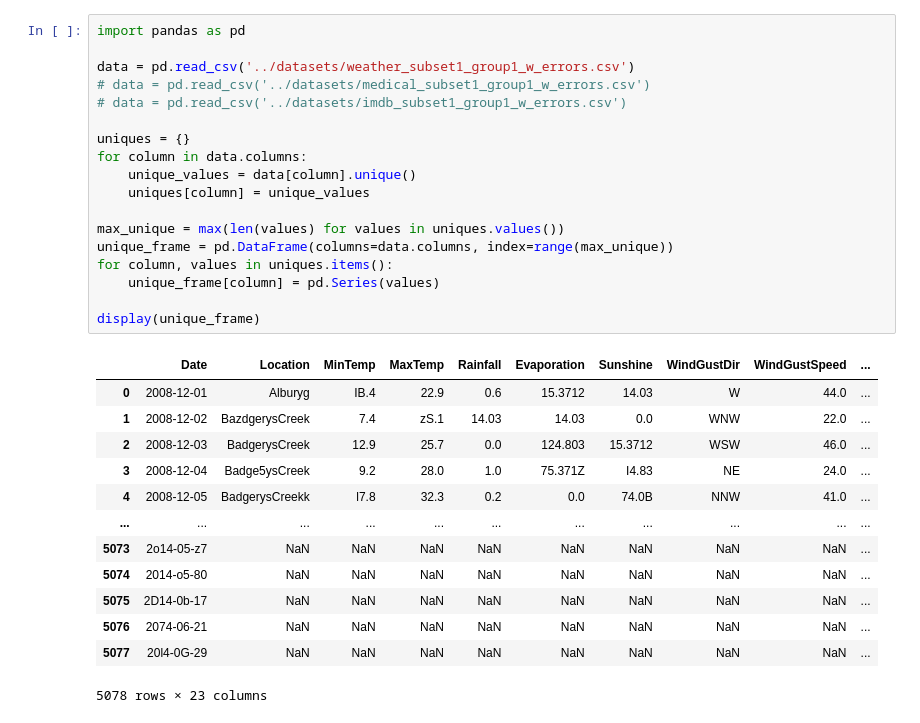
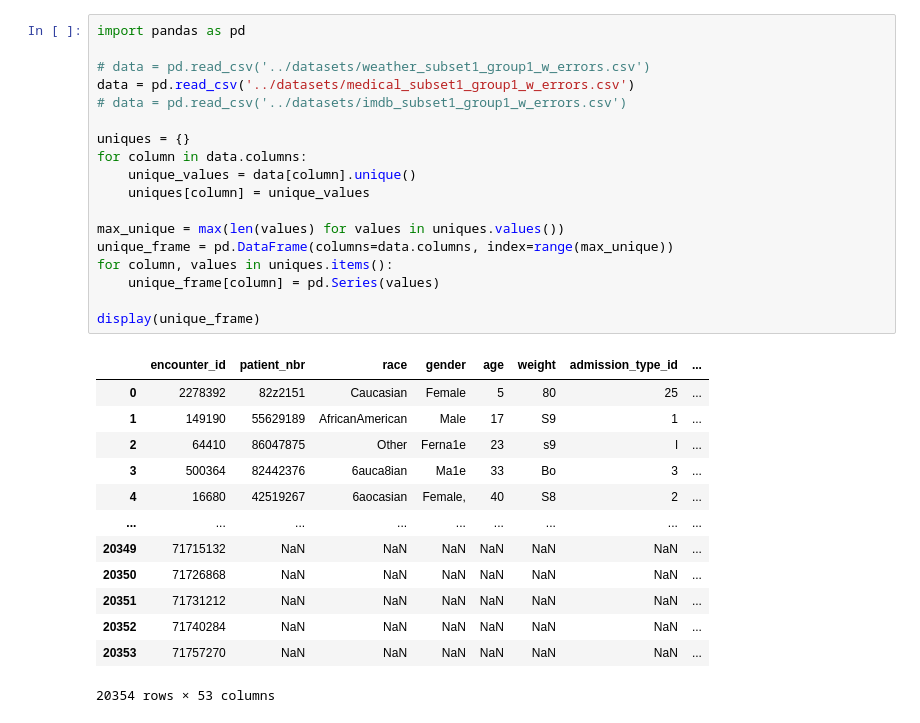
Before and after one commit to Glitterrosie/TextualDataErrorDetector, a Jupyter notebook: notebooks/display_unique_values.ipynb, the cells around one changed output. Saved outputs shown, nothing was run; the diff lists cells and outputs as text.

```diff
--- a/notebooks/display_unique_values.ipynb
+++ b/notebooks/display_unique_values.ipynb
@@ -1,32 +1,32 @@
 # %%
 import pandas as pd
 
-data = pd.read_csv('../datasets/weather_subset1_group1_w_errors.csv')
-# data = pd.read_csv('../datasets/medical_subset1_group1_w_errors.csv')
+# data = pd.read_csv('../datasets/weather_subset1_group1_w_errors.csv')
+data = pd.read_csv('../datasets/medical_subset1_group1_w_errors.csv')
 # data = pd.read_csv('../datasets/imdb_subset1_group1_w_errors.csv')
 
 uniques = {}
 for column in data.columns:
     unique_values = data[column].unique()
     uniques[column] = unique_values
 
 max_unique = max(len(values) for values in uniques.values())
 unique_frame = pd.DataFrame(columns=data.columns, index=range(max_unique))
 for column, values in uniques.items():
     unique_frame[column] = pd.Series(values)
 
 display(unique_frame)
 # %% [output]
-|  | Date | Location | MinTemp | MaxTemp | Rainfall | Evaporation | Sunshine | WindGustDir | WindGustSpeed | ... |
-| 0 | 2008-12-01 | Alburyg | IB.4 | 22.9 | 0.6 | 15.3712 | 14.03 | W | 44.0 | ... |
-| 1 | 2008-12-02 | BazdgerysCreek | 7.4 | zS.1 | 14.03 | 14.03 | 0.0 | WNW | 22.0 | ... |
-| 2 | 2008-12-03 | BadgerysCreek | 12.9 | 25.7 | 0.0 | 124.803 | 15.3712 | WSW | 46.0 | ... |
-| 3 | 2008-12-04 | Badge5ysCreek | 9.2 | 28.0 | 1.0 | 75.371Z | I4.83 | NE | 24.0 | ... |
-| 4 | 2008-12-05 | BadgerysCreekk | l7.8 | 32.3 | 0.2 | 0.0 | 74.0B | NNW | 41.0 | ... |
-| ... | ... | ... | ... | ... | ... | ... | ... | ... | ... | ... |
-| 5073 | 2o14-05-z7 | NaN | NaN | NaN | NaN | NaN | NaN | NaN | NaN | ... |
-| 5074 | 2014-o5-80 | NaN | NaN | NaN | NaN | NaN | NaN | NaN | NaN | ... |
-| 5075 | 2D14-0b-17 | NaN | NaN | NaN | NaN | NaN | NaN | NaN | NaN | ... |
-| 5076 | 2074-06-21 | NaN | NaN | NaN | NaN | NaN | NaN | NaN | NaN | ... |
-| 5077 | 20l4-0G-29 | NaN | NaN | NaN | NaN | NaN | NaN | NaN | NaN | ... |
+|  | encounter_id | patient_nbr | race | gender | age | weight | admission_type_id | ... |
+| 0 | 2278392 | 82z2151 | Caucasian | Female | 5 | 80 | 25 | ... |
+| 1 | 149190 | 55629189 | AfricanAmerican | Male | 17 | S9 | 1 | ... |
+| 2 | 64410 | 86047875 | Other | Ferna1e | 23 | s9 | l | ... |
+| 3 | 500364 | 82442376 | 6auca8ian | Ma1e | 33 | Bo | 3 | ... |
+| 4 | 16680 | 42519267 | 6aocasian | Female, | 40 | S8 | 2 | ... |
+| ... | ... | ... | ... | ... | ... | ... | ... | ... |
+| 20349 | 71715132 | NaN | NaN | NaN | NaN | NaN | NaN | ... |
+| 20350 | 71726868 | NaN | NaN | NaN | NaN | NaN | NaN | ... |
+| 20351 | 71731212 | NaN | NaN | NaN | NaN | NaN | NaN | ... |
+| 20352 | 71740284 | NaN | NaN | NaN | NaN | NaN | NaN | ... |
+| 20353 | 71757270 | NaN | NaN | NaN | NaN | NaN | NaN | ... |
-5078 rows × 23 columns
+20354 rows × 53 columns
```
Also changed, not shown: 1 other file.
